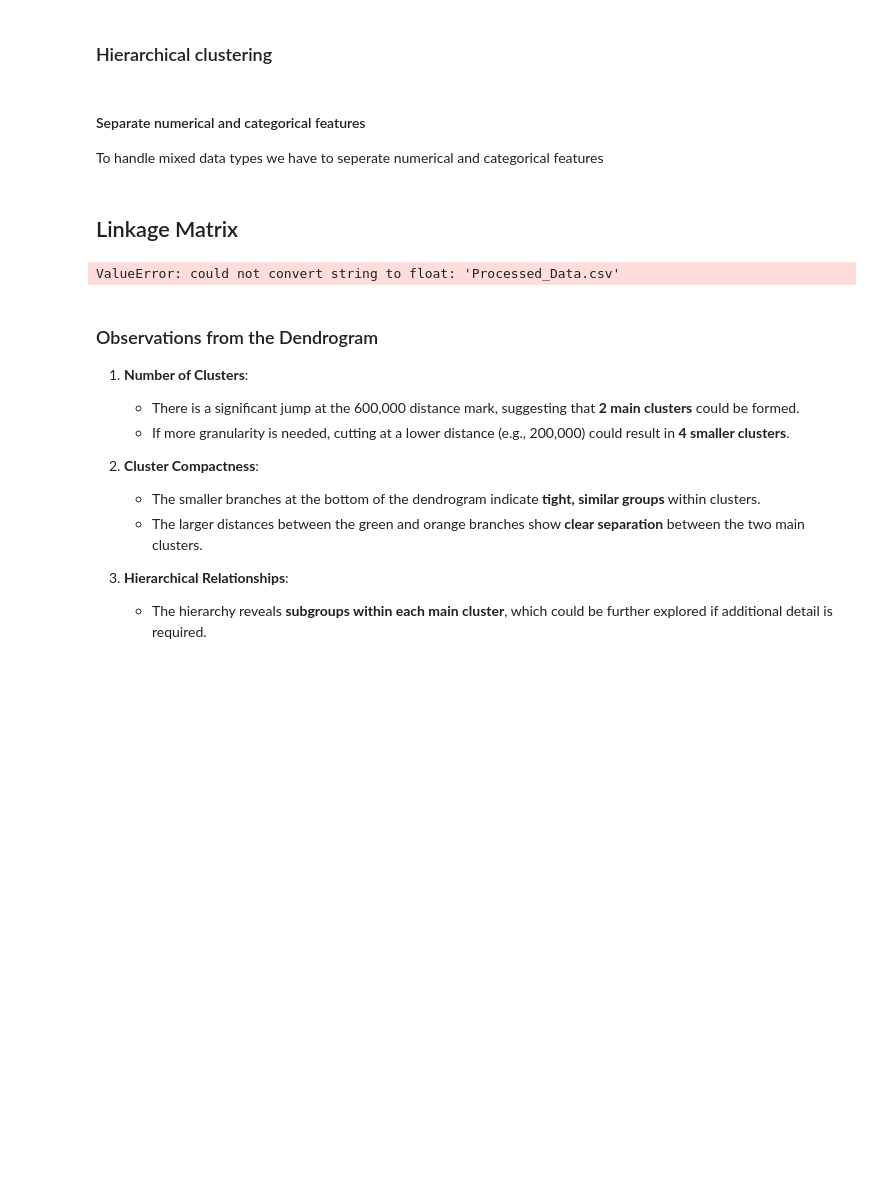
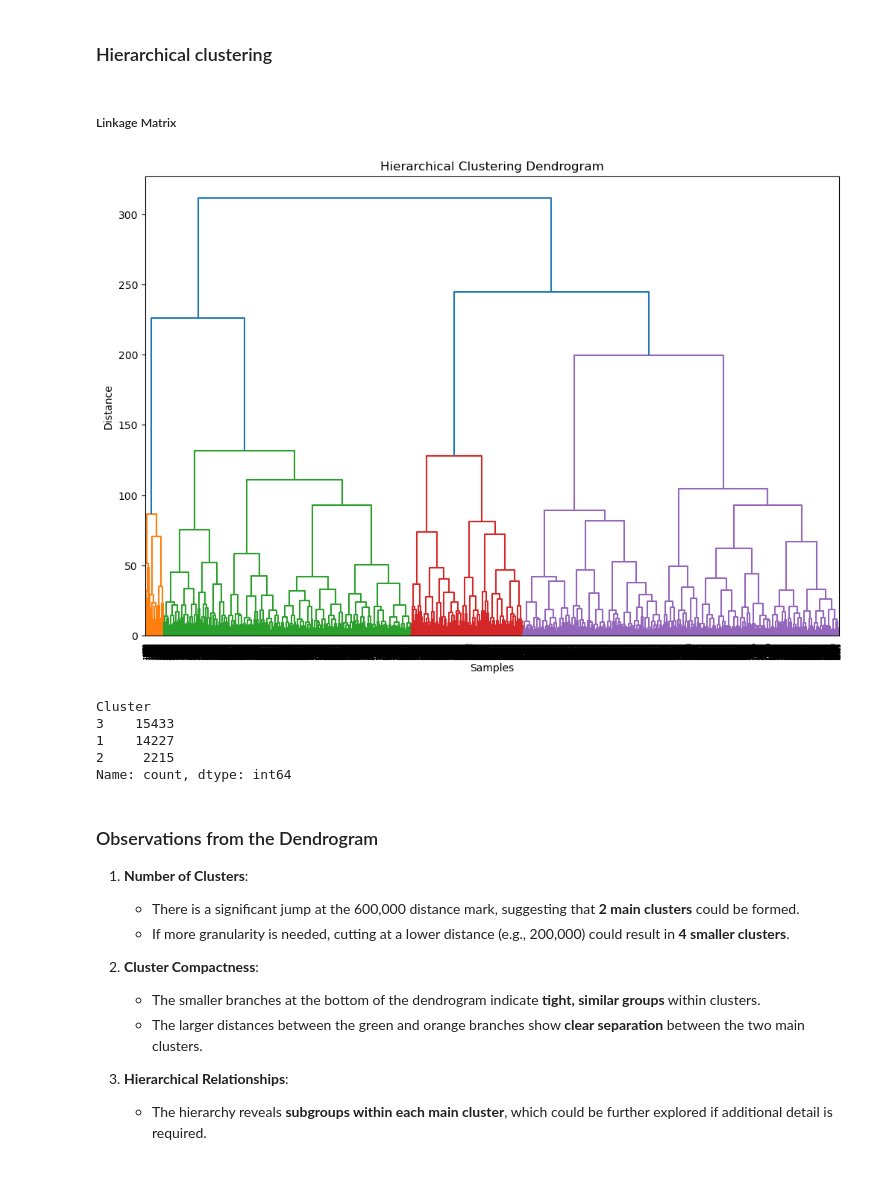
Before and after one commit to MiguelMangerona/Data-Mining-Project, a Jupyter notebook: Clustering.ipynb, the cells around one changed output. Saved outputs shown, nothing was run; the diff lists cells and outputs as text; code cells hidden in the pictures; blank space fills up the shorter version.

```diff
--- a/Clustering.ipynb
+++ b/Clustering.ipynb
@@ -29,3 +30,11 @@ df.head()
 | 3 | 180c632ed8 | 4660 | 24 | 2.0 | 3.0 | 1.0 | 0.0 | ... |
 | 4 | 4eb37a6705 | 4660 | 20 | 2.0 | 5.0 | 0.0 | 0.0 | ... |
 5 rows × 64 columns
+# %%
+features = ['vendor_count', 'is_chain', 'first_order', 'last_order', 'engagement_duration', 'tot_value_cui',
+    'preferred_order_day', 'preferred_order_hour', 'age_category']
+
+features = [col for col in features if col in df.columns]
+
+scaler = StandardScaler()
+scaled_data = scaler.fit_transform(df[features])
@@ -32,23 +74,34 @@ df.head()
 # %% [markdown]
 ### Hierarchical clustering
-# %% [markdown]
-#### Separate numerical and categorical features
-To handle mixed data types we have to seperate numerical and categorical features
 # %% [markdown]
-## Linkage Matrix
+##### Linkage Matrix
 # %%
-# Build the linkage matrix using Euclidean distance
-linkage_matrix = linkage('Processed_Data.csv', method='ward')
+linkage_matrix = linkage(scaled_data, method='ward')
 
-# Visualize the dendrogram
-plt.figure(figsize=(10, 8))
-dendrogram(linkage_matrix, truncate_mode='level', p=5)  # Show the top 5 levels
-plt.title("Dendrogram - Hierarchical Clustering")
+# Dendogram
+plt.figure(figsize=(12, 8))
+dendrogram(linkage_matrix)
+plt.title("Hierarchical Clustering Dendrogram")
 plt.xlabel("Samples")
 plt.ylabel("Distance")
 plt.show()
 # %% [output]
-ValueError: could not convert string to float: 'Processed_Data.csv'
+[figure, added]
+# %%
+# Escolher o número de clusters (exemplo: 3)
+num_clusters = 3
+
+# Criar os clusters
+df['Cluster'] = fcluster(linkage_matrix, t=num_clusters, criterion='maxclust')
+
+# Ver os clusters criados
+print(df['Cluster'].value_counts())
+# %% [output]
+Cluster
+3    15433
+1    14227
+2     2215
+Name: count, dtype: int64
 # %% [markdown]
 ### Observations from the Dendrogram
 
```
Also changed, not shown: parts of 3 cells of this notebook.
